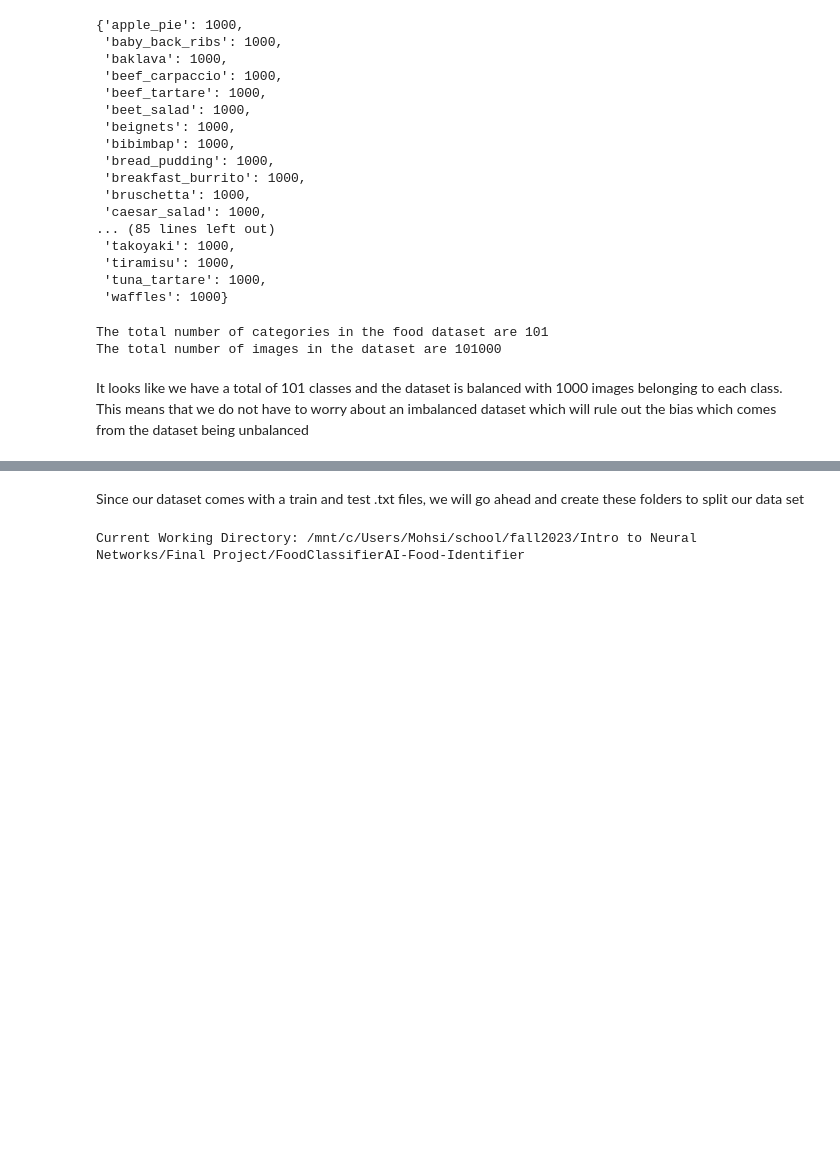
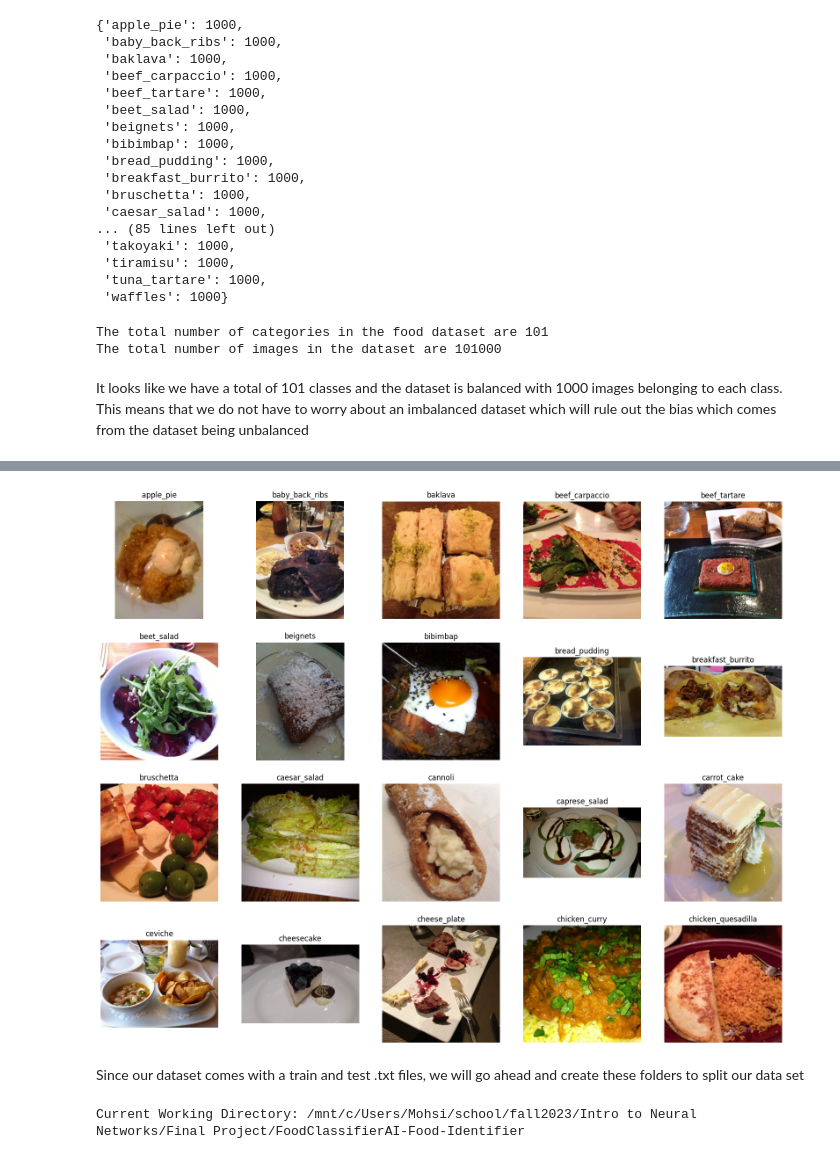
Before and after one commit to vyom-devgan/FoodClassifierAI-Food-Identifier, a Jupyter notebook: FinalProject.ipynb, the cells around one changed output, grey strips where cells are left out. Saved outputs shown, nothing was run; the diff lists cells and outputs as text; code cells hidden in the pictures; blank space fills up the shorter version.

Commit message:
added visualizations and split the train and test data

```diff
--- a/FinalProject.ipynb
+++ b/FinalProject.ipynb
@@ -152,3 +153,35 @@ plt.show()
+# %%
+# lets print one image randomly selected from the first 20 folders
+selected_images = []
+classes = []
+
+# Lets define the subfolders again but this time we preserve the directory structure:
+subdirs = [os.path.join(food_base_path, f) for f in os.listdir(food_base_path) if os.path.isdir(os.path.join(food_base_path, f))]
+
+first_twenty_subfolders = subdirs[:20]
+
+first_twenty_subfolders
+
+
+# Randomly select one image from each subfolder
+for folder in first_twenty_subfolders:
+    images = [os.path.join(folder, img) for img in os.listdir(folder) if img.endswith(('.png', '.jpg', '.jpeg'))]
+    if images:
+        selected_image = random.choice(images)
+        selected_images.append(selected_image)
+        classes.append(os.path.basename(folder))  # Folder name as class
+
+
+plt.figure(figsize=(20, 16))
+for i, img_path in enumerate(selected_images):
+    plt.subplot(4, 5, i + 1) # 4 rows and 5 columns
+    img = mpimg.imread(img_path)
+    plt.imshow(img)
+    plt.axis('off')
+    plt.title(classes[i])
+plt.show()
+# %% [output]
+[figure, added]
 # %% [markdown]
 Since our dataset comes with a train and test .txt files, we will go ahead and create these folders to split our data set
 # %%
```
Also changed, not shown: parts of 5 cells of this notebook.
